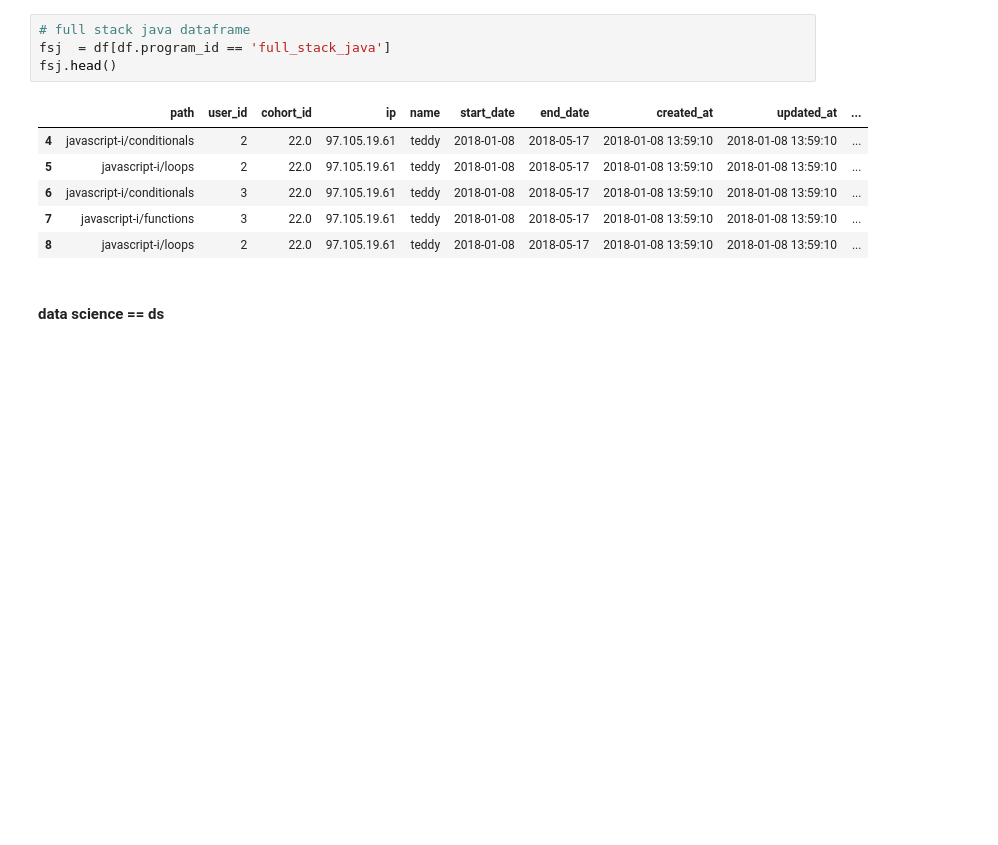
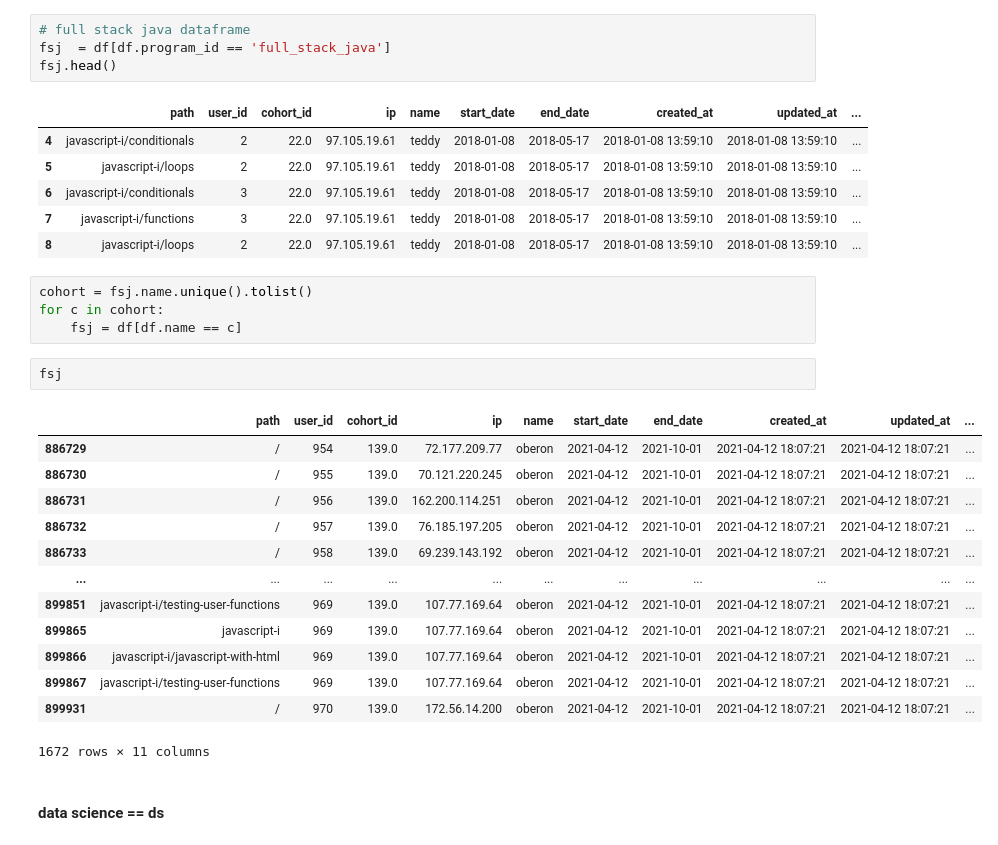
Before and after one commit to bowen-lindsey-shiben-turner/anamoly-detection, a Jupyter notebook: Deangelo_bowen.ipynb, the cells around one changed output. Saved outputs shown, nothing was run; the diff lists cells and outputs as text; blank space fills up the shorter version.

```diff
--- a/Deangelo_bowen.ipynb
+++ b/Deangelo_bowen.ipynb
@@ -168,6 +168,26 @@ fsj.head()
 | 6 | javascript-i/conditionals | 3 | 22.0 | 97.105.19.61 | teddy | 2018-01-08 | 2018-05-17 | 2018-01-08 13:59:10 | 2018-01-08 13:59:10 | ... |
 | 7 | javascript-i/functions | 3 | 22.0 | 97.105.19.61 | teddy | 2018-01-08 | 2018-05-17 | 2018-01-08 13:59:10 | 2018-01-08 13:59:10 | ... |
 | 8 | javascript-i/loops | 2 | 22.0 | 97.105.19.61 | teddy | 2018-01-08 | 2018-05-17 | 2018-01-08 13:59:10 | 2018-01-08 13:59:10 | ... |
+# %%
+cohort = fsj.name.unique().tolist()
+for c in cohort:
+    fsj = df[df.name == c]
+# %%
+fsj
+# %% [output]
+|  | path | user_id | cohort_id | ip | name | start_date | end_date | created_at | updated_at | ... |
+| 886729 | / | 954 | 139.0 | 72.177.209.77 | oberon | 2021-04-12 | 2021-10-01 | 2021-04-12 18:07:21 | 2021-04-12 18:07:21 | ... |
+| 886730 | / | 955 | 139.0 | 70.121.220.245 | oberon | 2021-04-12 | 2021-10-01 | 2021-04-12 18:07:21 | 2021-04-12 18:07:21 | ... |
+| 886731 | / | 956 | 139.0 | 162.200.114.251 | oberon | 2021-04-12 | 2021-10-01 | 2021-04-12 18:07:21 | 2021-04-12 18:07:21 | ... |
+| 886732 | / | 957 | 139.0 | 76.185.197.205 | oberon | 2021-04-12 | 2021-10-01 | 2021-04-12 18:07:21 | 2021-04-12 18:07:21 | ... |
+| 886733 | / | 958 | 139.0 | 69.239.143.192 | oberon | 2021-04-12 | 2021-10-01 | 2021-04-12 18:07:21 | 2021-04-12 18:07:21 | ... |
+| ... | ... | ... | ... | ... | ... | ... | ... | ... | ... | ... |
+| 899851 | javascript-i/testing-user-functions | 969 | 139.0 | 107.77.169.64 | oberon | 2021-04-12 | 2021-10-01 | 2021-04-12 18:07:21 | 2021-04-12 18:07:21 | ... |
+| 899865 | javascript-i | 969 | 139.0 | 107.77.169.64 | oberon | 2021-04-12 | 2021-10-01 | 2021-04-12 18:07:21 | 2021-04-12 18:07:21 | ... |
+| 899866 | javascript-i/javascript-with-html | 969 | 139.0 | 107.77.169.64 | oberon | 2021-04-12 | 2021-10-01 | 2021-04-12 18:07:21 | 2021-04-12 18:07:21 | ... |
+| 899867 | javascript-i/testing-user-functions | 969 | 139.0 | 107.77.169.64 | oberon | 2021-04-12 | 2021-10-01 | 2021-04-12 18:07:21 | 2021-04-12 18:07:21 | ... |
+| 899931 | / | 970 | 139.0 | 172.56.14.200 | oberon | 2021-04-12 | 2021-10-01 | 2021-04-12 18:07:21 | 2021-04-12 18:07:21 | ... |
+1672 rows × 11 columns
 # %% [markdown]
 #### data science == ds
 # %%
```
Also changed, not shown: parts of 15 cells of this notebook.
